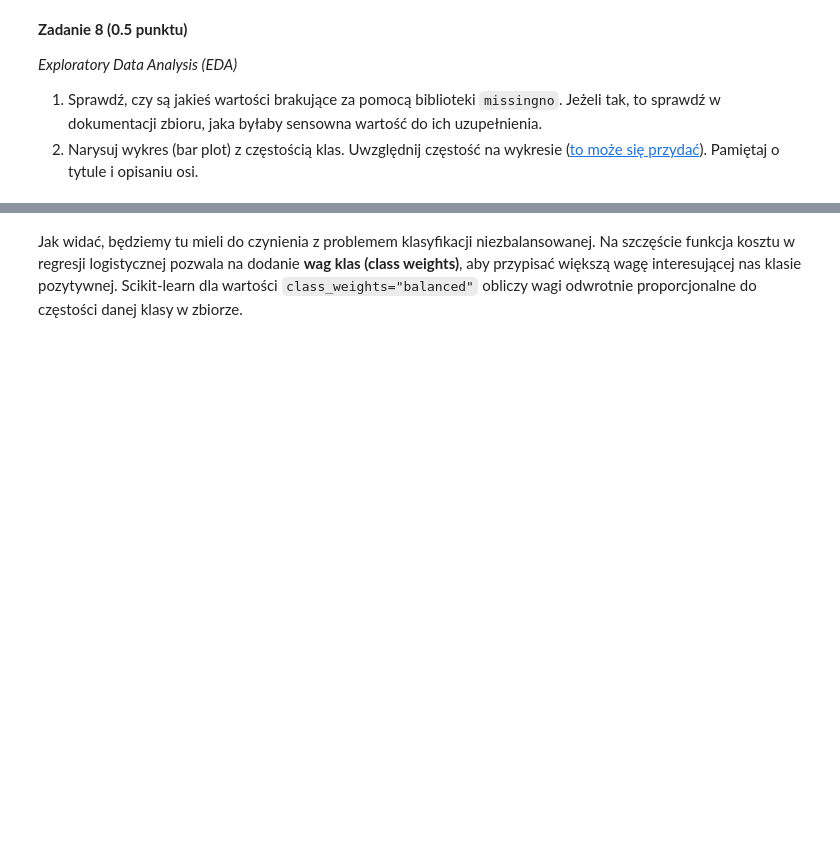
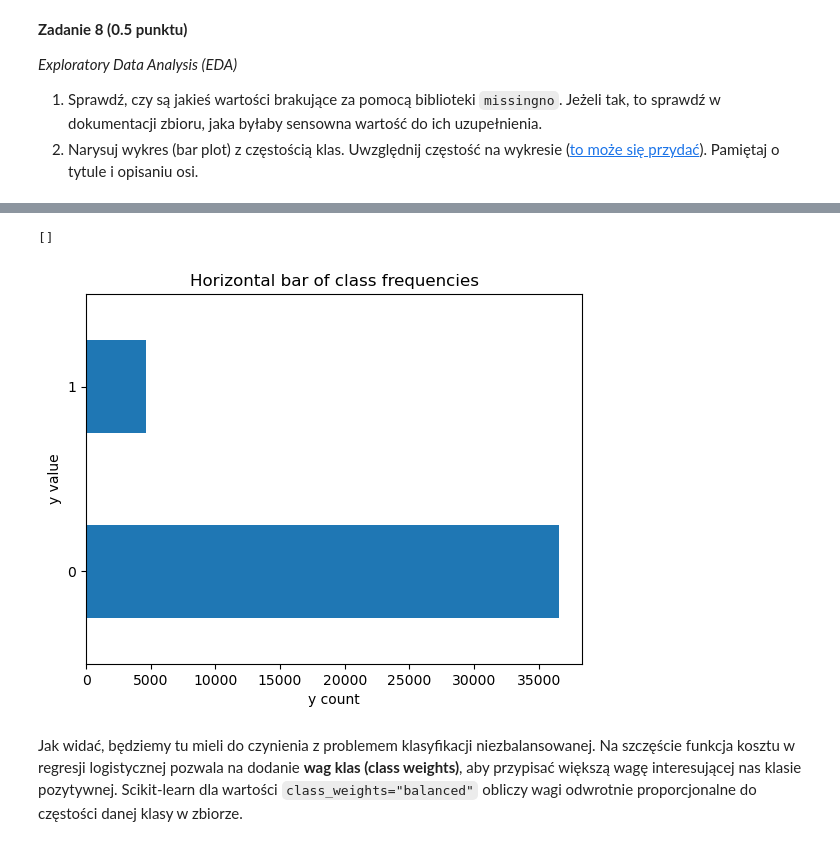
Before and after one commit to Szaroslav/fundamentals-of-ai, a Jupyter notebook: lab1/lab_1.ipynb, the cells around one changed output, grey strips where cells are left out. Saved outputs shown, nothing was run; the diff lists cells and outputs as text; code cells hidden in the pictures; blank space fills up the shorter version.

```diff
--- a/lab1/lab_1.ipynb
+++ b/lab1/lab_1.ipynb
@@ -1075,3 +1124,13 @@ y_mapping = {
+# %%
+# plot class frequencies
+ax = y.value_counts().plot.barh()
+ax.set_title("Horizontal bar of class frequencies")
+ax.set_xlabel("y count")
+ax.set_ylabel("y value")
+ax.plot()
+# %% [output]
+[]
+[figure, added]
 # %% [markdown]
 Jak widać, będziemy tu mieli do czynienia z problemem klasyfikacji niezbalansowanej. Na szczęście funkcja kosztu w regresji logistycznej pozwala na dodanie **wag klas (class weights)**, aby przypisać większą wagę interesującej nas klasie pozytywnej. Scikit-learn dla wartości `class_weights="balanced"` obliczy wagi odwrotnie proporcjonalne do częstości danej klasy w zbiorze.
 # %% [markdown]
```
Also changed, not shown: parts of 8 cells of this notebook.
